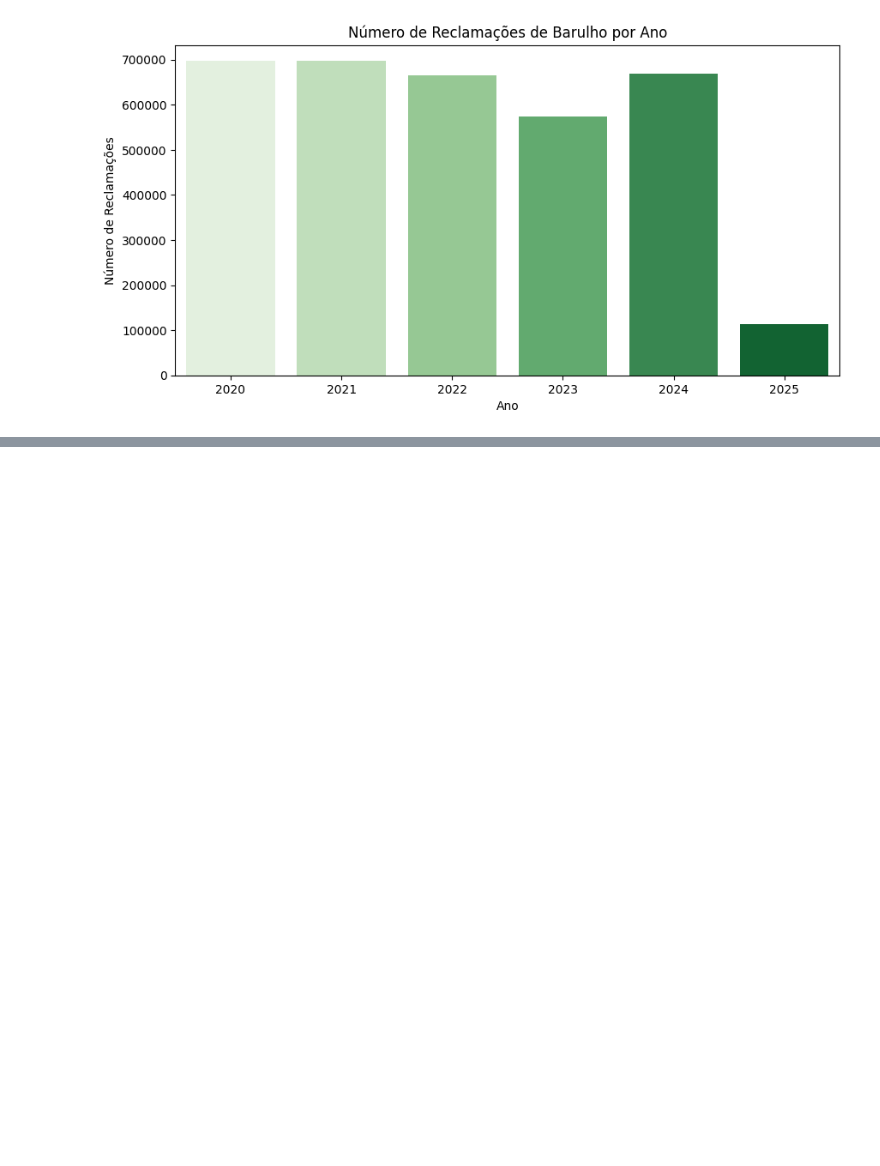
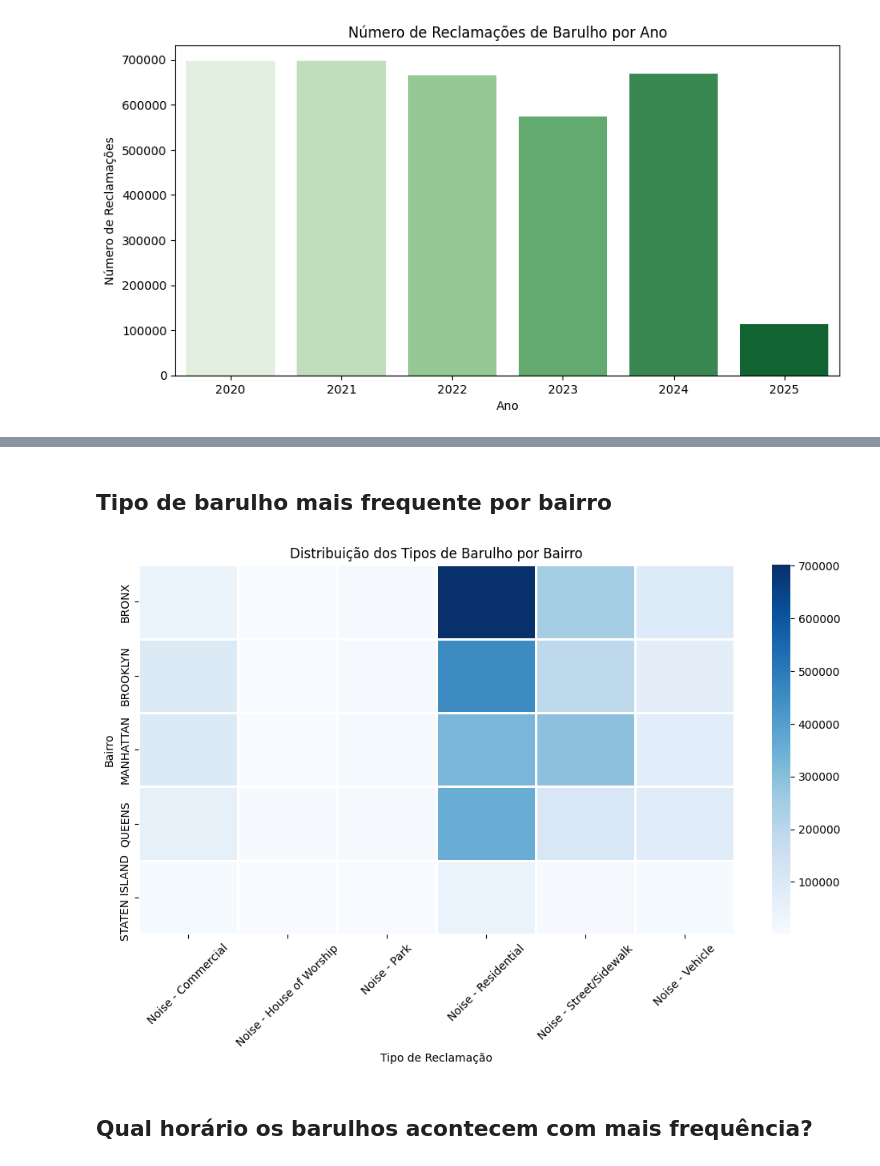
Before and after one commit to MatheusConrado1/Data-Mining-visualization, a Jupyter notebook: main.ipynb, the cells around one changed output, grey strips where cells are left out. Cells and saved outputs as stored; diff of their text form; code cells hidden in the pictures; blank space fills up the shorter version.

```diff
--- a/main.ipynb
+++ b/main.ipynb
@@ -213,0 +239,18 @@ plt.show()
+# %% [markdown]
+## Tipo de barulho mais frequente por bairro
+# %%
+# Criar tabela cruzada (heatmap)
+noise_by_borough = pd.crosstab(df['Borough'], df['Complaint Type'])
+
+# Criar gráfico de calor
+plt.figure(figsize=(12, 6))
+sns.heatmap(noise_by_borough, cmap="Blues", linecolor="white", linewidths=1)
+plt.xlabel("Tipo de Reclamação")
+plt.ylabel("Bairro")
+plt.title("Distribuição dos Tipos de Barulho por Bairro")
+plt.xticks(rotation=45)
+plt.show()
+# %% [output]
+[figure, added]
+# %% [markdown]
+## Qual horário os barulhos acontecem com mais frequência?
```
Also changed, not shown: parts of 5 cells of this notebook.
